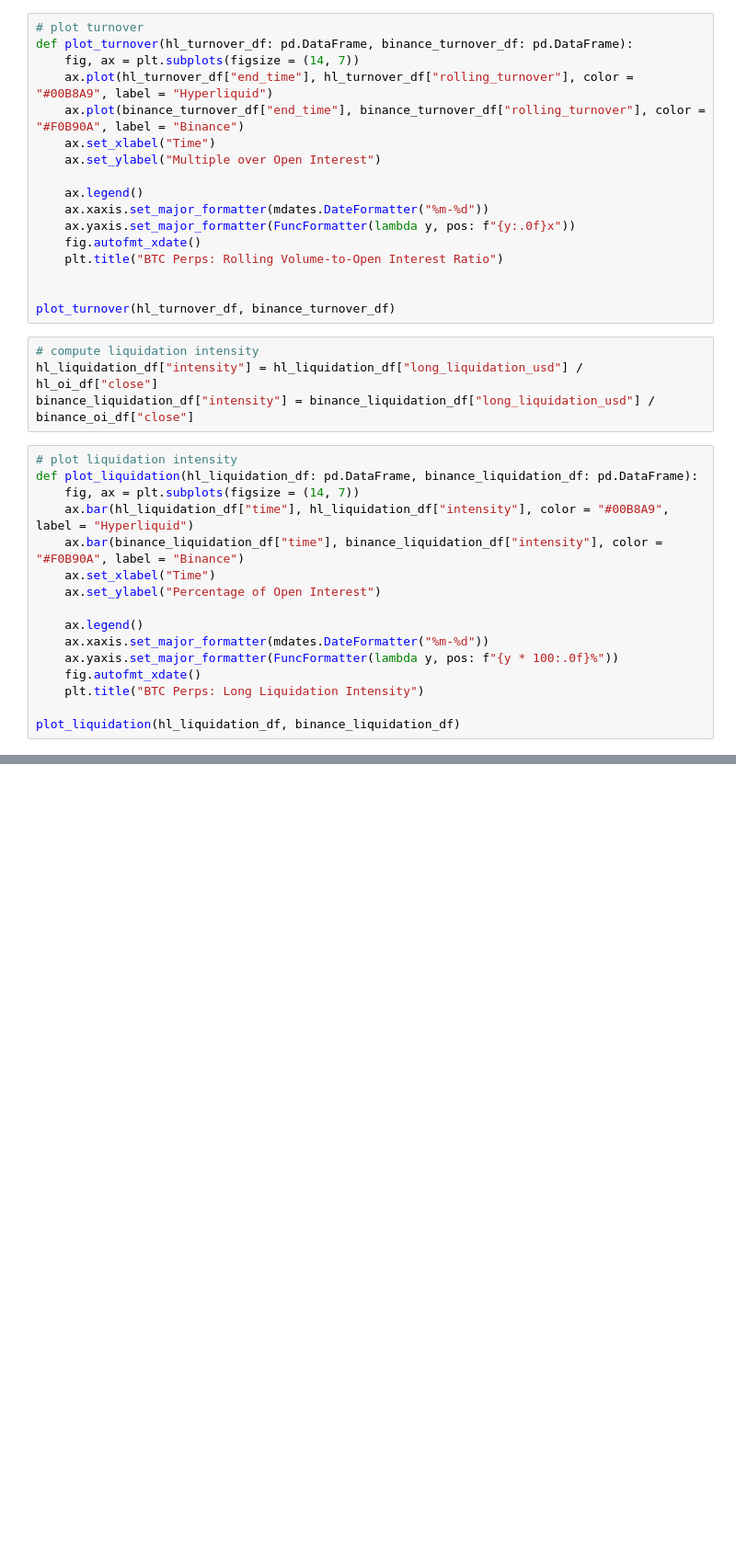
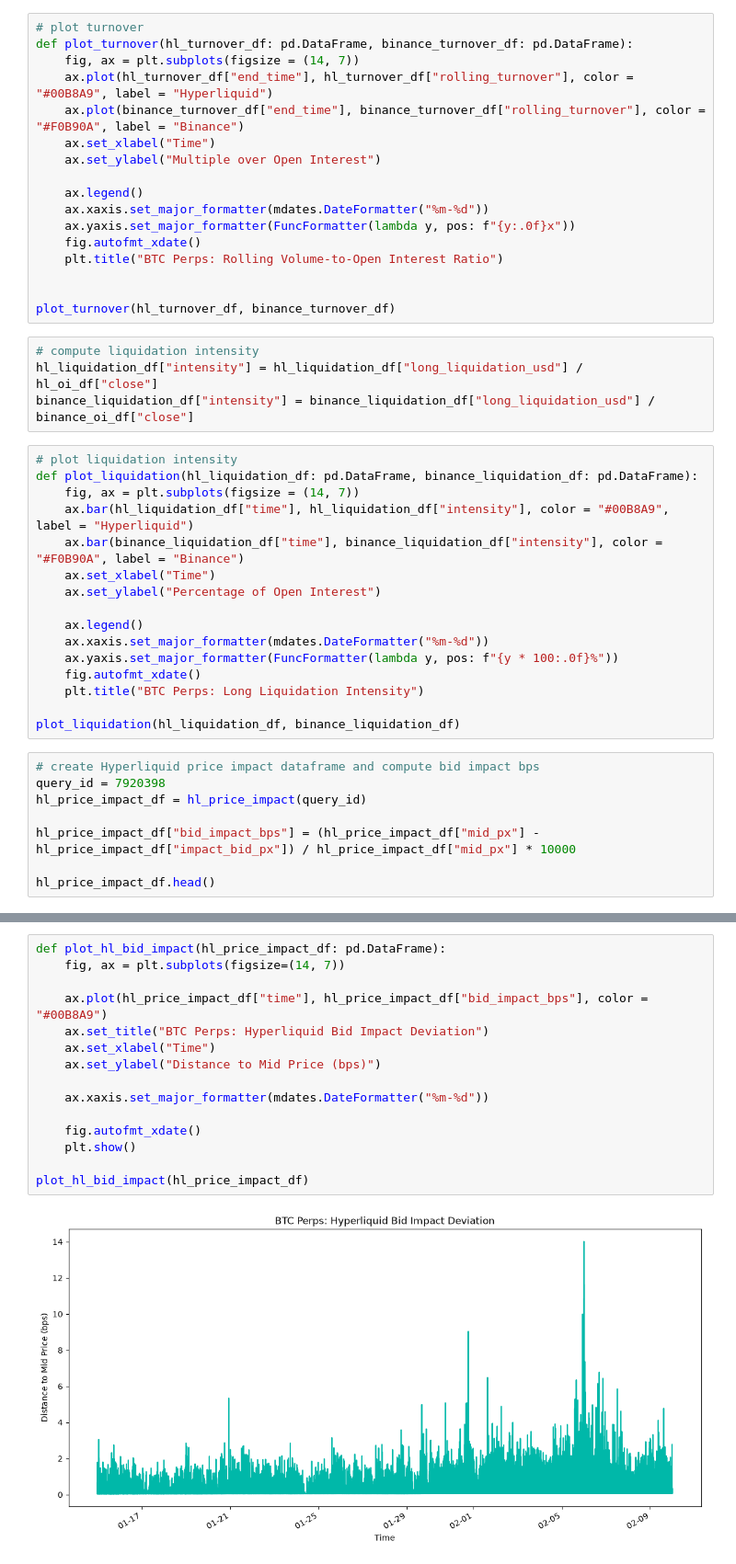
Before and after one commit to cwispychikin/perp-exchanges-data, a Jupyter notebook: exchanges/analysis.ipynb, the cells around one changed output, grey strips where cells are left out. Shown at 92% size. Drawn from its saved outputs; the diff is of its cells as text; blank space fills up the shorter version.

Commit message:
Add Hyperliquid price impact data and analysis

```diff
--- a/exchanges/analysis.ipynb
+++ b/exchanges/analysis.ipynb
@@ -221,3 +219,11 @@ def plot_liquidation(hl_liquidation_df: pd.DataFrame, binance_liquidation_df: pd
     plt.title("BTC Perps: Long Liquidation Intensity")
 
 plot_liquidation(hl_liquidation_df, binance_liquidation_df)
+# %%
+# create Hyperliquid price impact dataframe and compute bid impact bps
+query_id = 7920398
+hl_price_impact_df = hl_price_impact(query_id)
+
+hl_price_impact_df["bid_impact_bps"] = (hl_price_impact_df["mid_px"] - hl_price_impact_df["impact_bid_px"]) / hl_price_impact_df["mid_px"] * 10000
+
+hl_price_impact_df.head()
@@ -223,0 +237,17 @@ plot_liquidation(hl_liquidation_df, binance_liquidation_df)
+# %%
+def plot_hl_bid_impact(hl_price_impact_df: pd.DataFrame):
+    fig, ax = plt.subplots(figsize=(14, 7))
+
+    ax.plot(hl_price_impact_df["time"], hl_price_impact_df["bid_impact_bps"], color = "#00B8A9")
+    ax.set_title("BTC Perps: Hyperliquid Bid Impact Deviation")
+    ax.set_xlabel("Time")
+    ax.set_ylabel("Distance to Mid Price (bps)")
+
+    ax.xaxis.set_major_formatter(mdates.DateFormatter("%m-%d"))
+
+    fig.autofmt_xdate()
+    plt.show()
+
+plot_hl_bid_impact(hl_price_impact_df)
+# %% [output]
+[figure, added]
```
Also changed, not shown: parts of 4 cells of this notebook, 1 other file.
